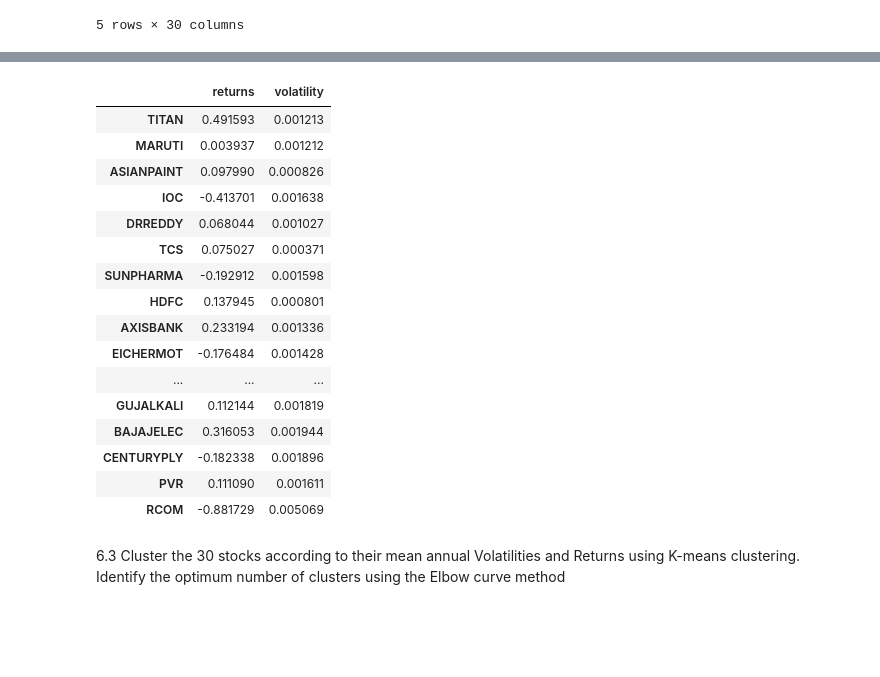
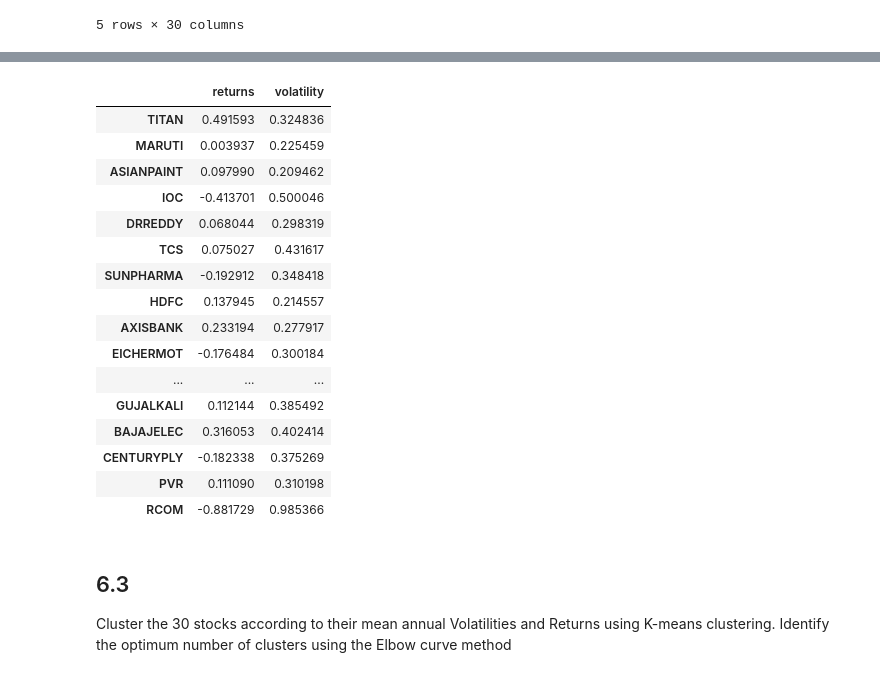
Before and after one commit to JamesMcGuigan/aspiration-ai-internship, a Jupyter notebook: python3/module_6/module_6.ipynb, the cells around one changed output, grey strips where cells are left out. Saved outputs shown, nothing was run; the diff lists cells and outputs as text; code cells hidden in the pictures; blank space fills up the shorter version.

```diff
--- a/python3/module_6/module_6.ipynb
+++ b/python3/module_6/module_6.ipynb
@@ -82,29 +86,31 @@ array([0.004995  , 0.03196803, 0.04395604, 0.01898102, 0.02397602,
 # %%
 working_days_per_year    = 252
 portfolio_summary = DataFrame()
-portfolio_summary['returns']    = portfolio.pct_change().mean()       * working_days_per_year
-portfolio_summary['volatility'] = portfolio.pct_change().cov().mean() * np.sqrt( working_days_per_year )
+portfolio_summary['returns']    = portfolio.pct_change().mean() * working_days_per_year
+portfolio_summary['volatility'] = portfolio.pct_change().std()  * np.sqrt( working_days_per_year )
 portfolio_summary
 # %% [output]
 |  | returns | volatility |
-| TITAN | 0.491593 | 0.001213 |
-| MARUTI | 0.003937 | 0.001212 |
-| ASIANPAINT | 0.097990 | 0.000826 |
-| IOC | -0.413701 | 0.001638 |
-| DRREDDY | 0.068044 | 0.001027 |
-| TCS | 0.075027 | 0.000371 |
-| SUNPHARMA | -0.192912 | 0.001598 |
-| HDFC | 0.137945 | 0.000801 |
-| AXISBANK | 0.233194 | 0.001336 |
-| EICHERMOT | -0.176484 | 0.001428 |
+| TITAN | 0.491593 | 0.324836 |
+| MARUTI | 0.003937 | 0.225459 |
+| ASIANPAINT | 0.097990 | 0.209462 |
+| IOC | -0.413701 | 0.500046 |
+| DRREDDY | 0.068044 | 0.298319 |
+| TCS | 0.075027 | 0.431617 |
+| SUNPHARMA | -0.192912 | 0.348418 |
+| HDFC | 0.137945 | 0.214557 |
+| AXISBANK | 0.233194 | 0.277917 |
+| EICHERMOT | -0.176484 | 0.300184 |
 | ... | ... | ... |
-| GUJALKALI | 0.112144 | 0.001819 |
-| BAJAJELEC | 0.316053 | 0.001944 |
-| CENTURYPLY | -0.182338 | 0.001896 |
-| PVR | 0.111090 | 0.001611 |
-| RCOM | -0.881729 | 0.005069 |
+| GUJALKALI | 0.112144 | 0.385492 |
+| BAJAJELEC | 0.316053 | 0.402414 |
+| CENTURYPLY | -0.182338 | 0.375269 |
+| PVR | 0.111090 | 0.310198 |
+| RCOM | -0.881729 | 0.985366 |
 # %% [markdown]
-6.3 Cluster the 30 stocks according to their mean annual Volatilities and Returns using K-means clustering. Identify the optimum number of clusters using the Elbow curve method
+## 6.3
+
+Cluster the 30 stocks according to their mean annual Volatilities and Returns using K-means clustering. Identify the optimum number of clusters using the Elbow curve method
 # %%
 cmap = cm.get_cmap('Set1') # Colour map (there are many others)
 def get_color(n, max=6):
```
Also changed, not shown: parts of 6 cells of this notebook.
